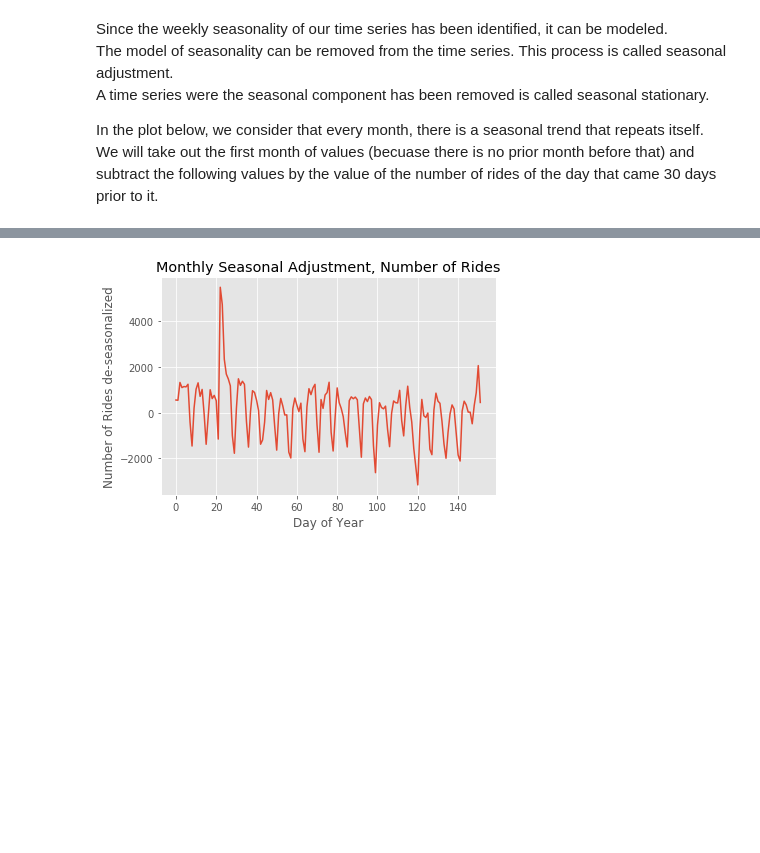
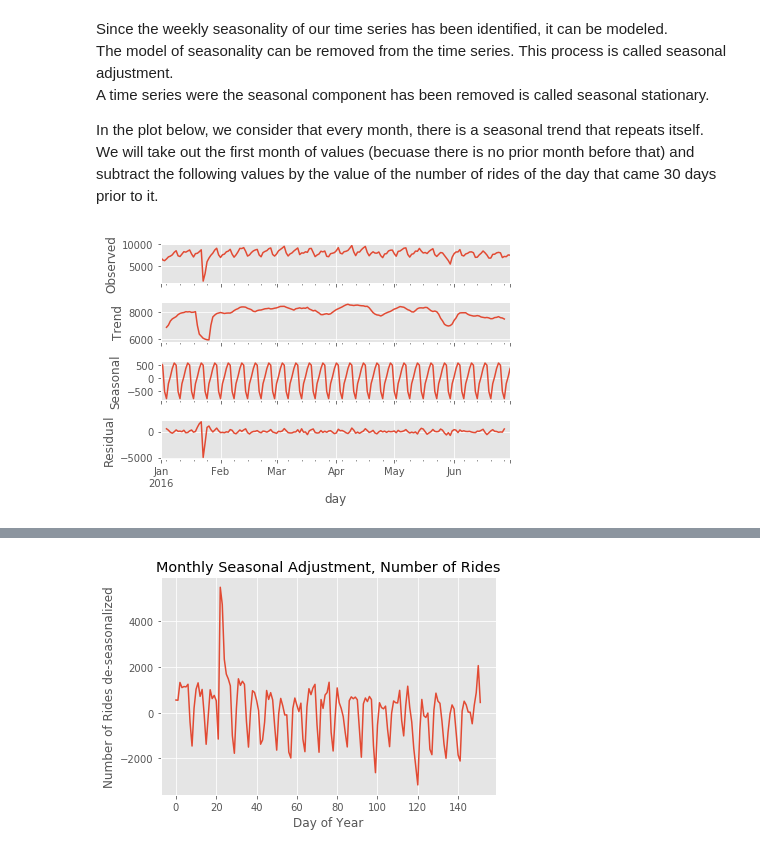
Before and after one commit to justin-hj-kim/NYCtaxi_data_science, a Jupyter notebook: models/deseasonalized_time_series.ipynb, the cells around one changed output, grey strips where cells are left out. Drawn from its saved outputs; the diff is of its cells as text; code cells hidden in the pictures; blank space fills up the shorter version.

```diff
--- a/models/deseasonalized_time_series.ipynb
+++ b/models/deseasonalized_time_series.ipynb
@@ -64,3 +64,12 @@ The model of seasonality can be removed from the time series. This process is ca
 A time series were the seasonal component has been removed is called seasonal stationary.<br>
 
 In the plot below, we consider that every month, there is a seasonal trend that repeats itself. We will take out the first month of values (becuase there is no prior month before that) and subtract the following values by the value of the number of rides of the day that came 30 days prior to it.
+# %%
+## ETS Graph (Error Trend Seasonality)
+
+from statsmodels.tsa.seasonal import seasonal_decompose
+
+result_ets = seasonal_decompose(series['count'],model='add')
+result_ets.plot();
+# %% [output]
+[figure, added]
```
Also changed, not shown: parts of 1 cell of this notebook, 1 other file.
